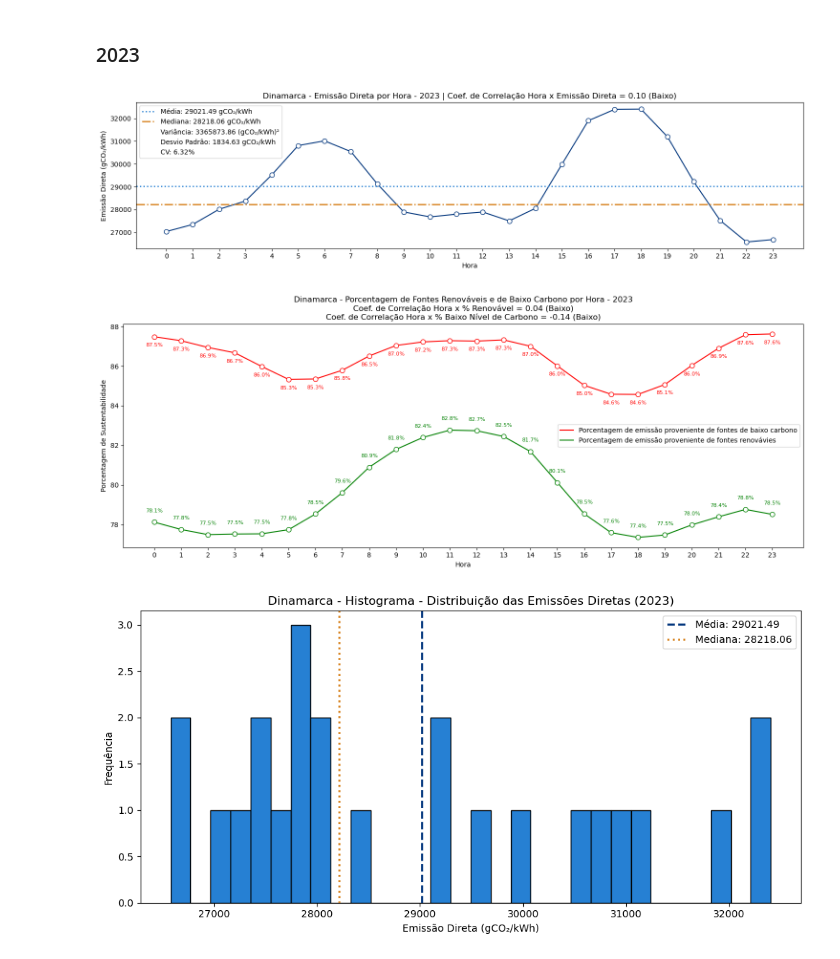
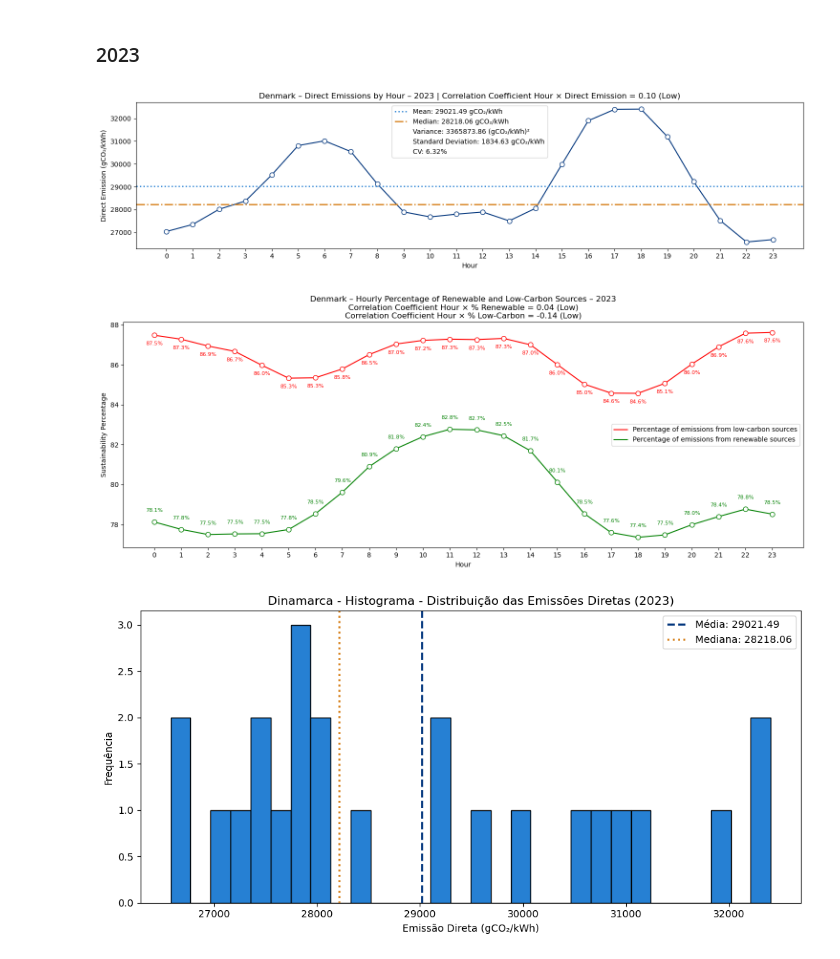
Before and after one commit to montMateus/Estudo_Emissoes-de-Carbono-na-Dinamarca, a Jupyter notebook: denmark/DK_ANALYSIS.ipynb, the cells around one changed output. Cells and saved outputs as stored; diff of their text form; code cells hidden in the pictures.

```diff
--- a/denmark/DK_ANALYSIS.ipynb
+++ b/denmark/DK_ANALYSIS.ipynb
@@ -610,37 +610,37 @@ sns.boxplot(dk_hourly_2022.total_direct_carbon_emission)
 # %%
 dk_hourly_2023 = dk_hourly[dk_hourly.year == 2023]
 
 correlation = dk_hourly_2023.hour.corr(dk_hourly_2023.total_direct_carbon_emission)
 mean = dk_hourly_2023.total_direct_carbon_emission.mean()
 median = dk_hourly_2023.total_direct_carbon_emission.median()
 std = dk_hourly_2023.total_direct_carbon_emission.std()
 variance = std**2
-cv = (std/mean)*100
+cv = (std / mean) * 100
 
 plt.figure(figsize=(15, 4))
 plt.plot(dk_hourly_2023.hour, dk_hourly_2023.total_direct_carbon_emission,
          linewidth=1.5, color='#00347c', marker='o', markersize=7,
          markerfacecolor='white', markeredgewidth=1)
 
-plt.axhline(mean, color='#2680d3', linestyle='dotted', linewidth=2, label=f'Média: {mean:.2f} gCO₂/kWh')
-plt.axhline(median, color='#d88523', linestyle='dashdot', linewidth=2, label=f'Mediana: {median:.2f} gCO₂/kWh')
+plt.axhline(mean, color='#2680d3', linestyle='dotted', linewidth=2, label=f'Mean: {mean:.2f} gCO₂/kWh')
+plt.axhline(median, color='#d88523', linestyle='dashdot', linewidth=2, label=f'Median: {median:.2f} gCO₂/kWh')
 
 custom_lines = [
-    Line2D([0], [0], color='none', label=f'Variância: {variance:.2f} (gCO₂/kWh)²'),
-    Line2D([0], [0], color='none', label=f'Desvio Padrão: {std:.2f} gCO₂/kWh'),
+    Line2D([0], [0], color='none', label=f'Variance: {variance:.2f} (gCO₂/kWh)²'),
+    Line2D([0], [0], color='none', label=f'Standard Deviation: {std:.2f} gCO₂/kWh'),
     Line2D([0], [0], color='none', label=f'CV: {cv:.2f}%')
 ]
 
 plt.legend(handles=plt.gca().get_legend_handles_labels()[0] + custom_lines)
 
-plt.title(f'Dinamarca - Emissão Direta por Hora - 2023 | Coef. de Correlação Hora x Emissão Direta = {correlation:.2f} (Baixo)')
-plt.xlabel('Hora')
-plt.ylabel('Emissão Direta (gCO₂/kWh)')
+plt.title(f'Denmark – Direct Emissions by Hour – 2023 | Correlation Coefficient Hour × Direct Emission = {correlation:.2f} (Low)')
+plt.xlabel('Hour')
+plt.ylabel('Direct Emission (gCO₂/kWh)')
 plt.xticks(range(24))
 plt.tight_layout()
 plt.show()
 # %% [output]
-[figure, old version]
+[figure, new version]
 # %%
 dk_hourly_2023 = dk_hourly[dk_hourly.year == 2023]
 
@@ -665,24 +665,24 @@ for x, y in zip(dk_hourly_2023.hour, dk_hourly_2023.avg_low_carbon_percentage):
     plt.text(x, y - 0.5, f'{y:.1f}%', ha='center', fontsize=8, color='red')
 
 custom_lines = [
-    Line2D([0], [0], color='red', label='Porcentagem de emissão proveniente de fontes de baixo carbono'),
-    Line2D([0], [0], color='green', label='Porcentagem de emissão proveniente de fontes renovávies'),
+    Line2D([0], [0], color='red', label='Percentage of emissions from low-carbon sources'),
+    Line2D([0], [0], color='green', label='Percentage of emissions from renewable sources'),
 ]
 
 plt.legend(handles=plt.gca().get_legend_handles_labels()[0] + custom_lines)
 
 plt.title(
-    f'Dinamarca - Porcentagem de Fontes Renováveis e de Baixo Carbono por Hora - 2023\n'
-    f'Coef. de Correlação Hora x % Renovável = {correlation_renewable:.2f} (Baixo)\n'
-    f'Coef. de Correlação Hora x % Baixo Nível de Carbono = {correlation_low_carbon:.2f} (Baixo)'
+    f'Denmark – Hourly Percentage of Renewable and Low-Carbon Sources – 2023\n'
+    f'Correlation Coefficient Hour × % Renewable = {correlation_renewable:.2f} (Low)\n'
+    f'Correlation Coefficient Hour × % Low-Carbon = {correlation_low_carbon:.2f} (Low)'
 )
-plt.xlabel('Hora')
-plt.ylabel('Porcentagem de Sustentabilidade')
+plt.xlabel('Hour')
+plt.ylabel('Sustainability Percentage')
 plt.xticks(range(24))
 plt.tight_layout()
 plt.show()
 # %% [output]
-[figure, old version]
+[figure, new version]
 # %%
 plt.figure(figsize=(10, 5))
 plt.hist(dk_hourly_2023.total_direct_carbon_emission, bins=30, color='#2680d3', edgecolor='black')
```
Also changed, not shown: parts of 16 cells of this notebook, 11 other files.
